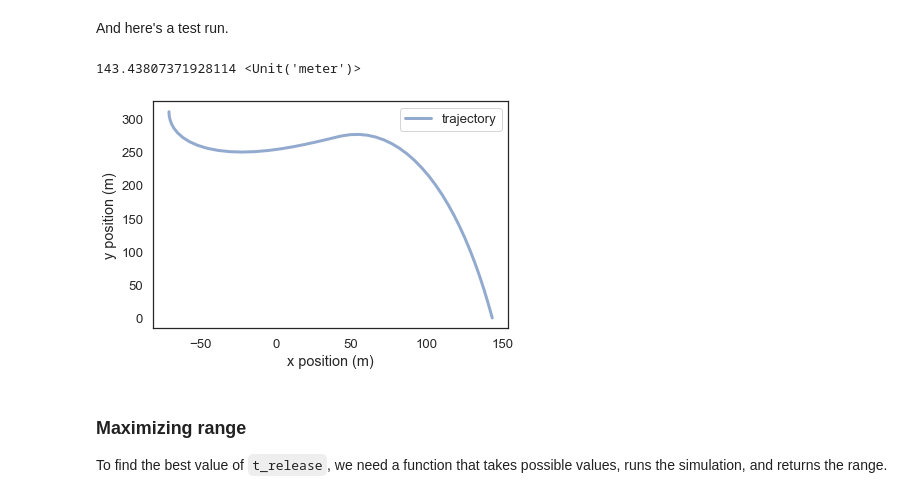
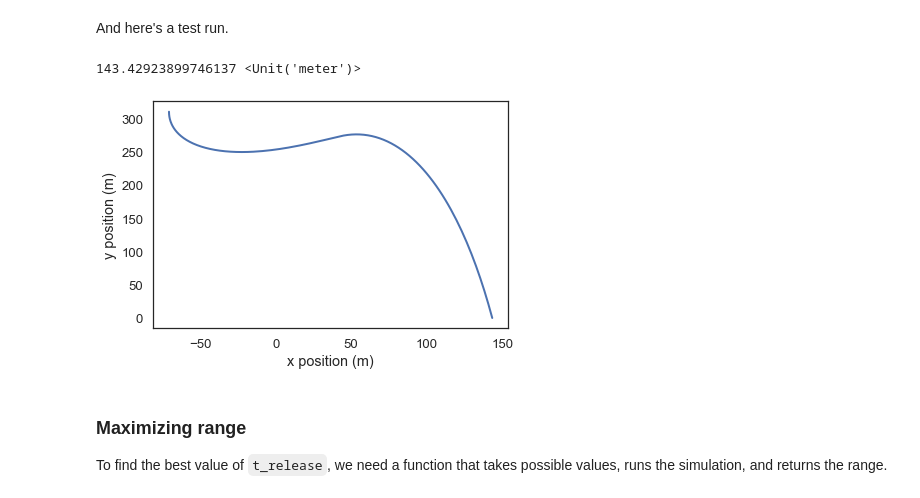
Before and after one commit to AllenDowney/ModSimPy, a Jupyter notebook: code/soln/spiderman_soln.ipynb, the cells around one changed output. Saved outputs shown, nothing was run; the diff lists cells and outputs as text; code cells hidden in the pictures.

Commit message:
New ode solver

```diff
--- a/code/soln/spiderman_soln.ipynb
+++ b/code/soln/spiderman_soln.ipynb
@@ -346,4 +335,2 @@ array([ 42.05516926, 273.03727598]) <Unit('meter')>
 # %% [markdown]
 And the velocity Vector.
-# %%
-V_0 = Vector(vx, vy) * m/s
@@ -354,6 +343,5 @@ Here are the parameters for Phase 2.  We can turn off the spring force by settin
 # %%
-params2 = Params(params1, t_0=t_final, t_end=t_final+10*s, P_0=P_0, V_0=V_0, k=0)
-system2 = make_system(params2)
+system2 = System(system1, t_0=t_final, t_end=t_final+10*s, init=init, k=0*N/m)
 # %% [output]
 |  | values |
 | height | 381 meter |
@@ -383,8 +369,8 @@ def event_func(state, t, system):
 
     returns: height
     """
-    x, y, vx, xy = state
-    return y
+    P⃗, V⃗ = state
+    return P⃗.y
 # %% [markdown]
 Run Phase 2.
 # %%
@@ -405,41 +388,37 @@ decorate(xlabel='x position (m)',
 # %% [markdown]
 Now we can gather all that into a function that takes `t_release` and `V_0`, runs both phases, and returns the results.
 # %%
-def run_two_phase(t_release, V_0, params):
+def run_two_phase(t_release, V⃗_0, params):
     """Run both phases.
 
     t_release: time when Spider-Man lets go of the webbing
     V_0: initial velocity
     """
-    params1 = Params(params, t_end=t_release, V_0=V_0)
+    params1 = Params(params, t_end=t_release, V⃗_0=V⃗_0)
     system1 = make_system(params1)
-    results1, details1 = run_ode_solver(system1, slope_func, max_step=0.4)
+    results1, details1 = run_ode_solver(system1, slope_func)
 
-    t_final = get_last_label(results1) * s
-    x, y, vx, vy = get_last_value(results1)
-    P_0 = Vector(x, y) * m
-    V_0 = Vector(vx, vy) * m/s
+    t_0 = get_last_label(results1) * s
+    t_end = t_0 + 10 * s
+    init = results1.last_row()
 
-    params2 = Params(params1, t_0=t_final, t_end=3*t_final,
-                     P_0=P_0, V_0=V_0, k=0)
-    system2 = make_system(params2)
-
-    results2, details2 = run_ode_solver(system2, slope_func, events=event_func, max_step=0.4)
+    system2 = System(system1, t_0=t_0, t_end=t_end, init=init, k=0*N/m)
+    results2, details2 = run_ode_solver(system2, slope_func, events=event_func)
 
     results = results1.combine_first(results2)
-    return results
+    return TimeFrame(results)
 # %% [markdown]
 And here's a test run.
 # %%
 t_release = 9 * s
-V_0 = Vector(0, 0) * m/s
+V⃗_0 = Vector(0, 0) * m/s
 
-results = run_two_phase(t_release, V_0, params)
-plot_trajectory(results)
-x_final = get_last_value(results.x) * m
+results = run_two_phase(t_release, V⃗_0, params)
+plot_trajectory(results.P⃗)
+x_final = results.P⃗.last_value().x
 # %% [output]
-143.43807371928114 <Unit('meter')>
+143.42923899746137 <Unit('meter')>
-[figure, old version]
+[figure, new version]
 # %% [markdown]
 ### Maximizing range
 
```
Also changed, not shown: parts of 52 cells of this notebook, 11 other files.
